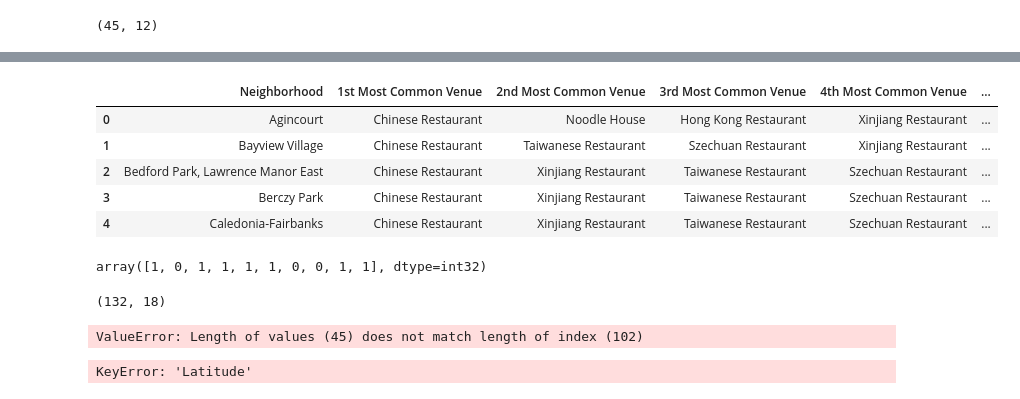
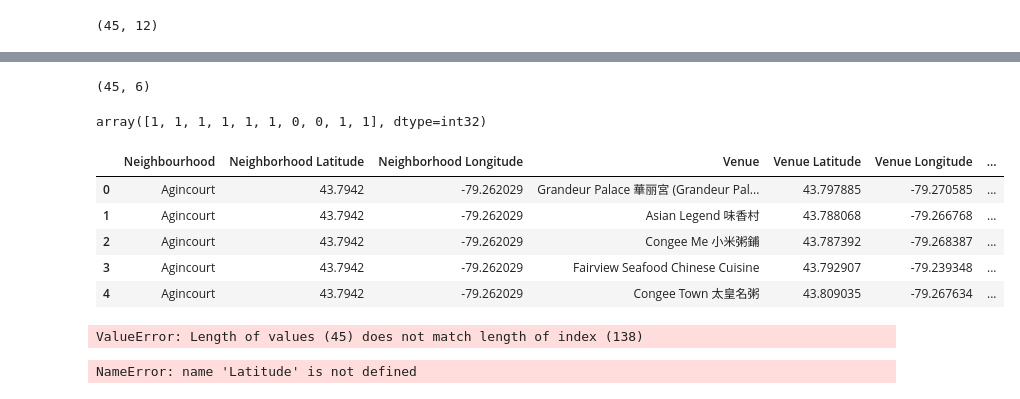
Before and after one commit to huiyi-see/Coursera_Capstone, a Jupyter notebook: Capstone_Project2.ipynb, the cells around one changed output, grey strips where cells are left out. Saved outputs shown, nothing was run; the diff lists cells and outputs as text; code cells hidden in the pictures.

```diff
--- a/Capstone_Project2.ipynb
+++ b/Capstone_Project2.ipynb
@@ -534,15 +495,11 @@ for hood in grouped_dt['Neighborhood']:
 # %%
-def return_most_common_venues(row, num_top_venues):
-    row_categories = row.iloc[1:]
-    row_categories_sorted = row_categories.sort_values(ascending=False)
-    return row_categories_sorted.index.values[0:num_top_venues]
 
 num_top_venues = 5
 
 indicators = ['st', 'nd', 'rd']
 
 # create columns according to number of top venues
-columns = ['Neighborhood']
+columns = ['Neighbourhood']
 for ind in np.arange(num_top_venues):
     try:
         columns.append('{}{} Most Common Venue'.format(ind+1, indicators[ind]))
@@ -551,24 +508,19 @@ for ind in np.arange(num_top_venues):
 
 # create a new dataframe
 neighborhoods_venues_sorted = pd.DataFrame(columns=columns)
-neighborhoods_venues_sorted['Neighborhood'] = grouped_dt['Neighborhood']
+neighborhoods_venues_sorted['Neighbourhood'] = grouped_dt['Neighbourhood']
 
 for ind in np.arange(grouped_dt.shape[0]):
     neighborhoods_venues_sorted.iloc[ind, 1:] = return_most_common_venues(grouped_dt.iloc[ind, :], num_top_venues)
 
-neighborhoods_venues_sorted.head()
+neighborhoods_venues_sorted.shape
 # %% [output]
-|  | Neighborhood | 1st Most Common Venue | 2nd Most Common Venue | 3rd Most Common Venue | 4th Most Common Venue | ... |
-| 0 | Agincourt | Chinese Restaurant | Noodle House | Hong Kong Restaurant | Xinjiang Restaurant | ... |
-| 1 | Bayview Village | Chinese Restaurant | Taiwanese Restaurant | Szechuan Restaurant | Xinjiang Restaurant | ... |
-| 2 | Bedford Park, Lawrence Manor East | Chinese Restaurant | Xinjiang Restaurant | Taiwanese Restaurant | Szechuan Restaurant | ... |
-| 3 | Berczy Park | Chinese Restaurant | Xinjiang Restaurant | Taiwanese Restaurant | Szechuan Restaurant | ... |
-| 4 | Caledonia-Fairbanks | Chinese Restaurant | Xinjiang Restaurant | Taiwanese Restaurant | Szechuan Restaurant | ... |
+(45, 6)
 # %%
 # set number of clusters
 kclusters = 5
 
-toronto_grouped_clustering = grouped_dt.drop('Neighborhood', 1)
+toronto_grouped_clustering = grouped_dt.drop('Neighbourhood', 1)
 
 # run k-means clustering
 kmeans = KMeans(n_clusters=kclusters, random_state=0).fit(toronto_grouped_clustering)
@@ -576,28 +528,42 @@ kmeans = KMeans(n_clusters=kclusters, random_state=0).fit(toronto_grouped_cluste
 # check cluster labels generated for each row in the dataframe
 kmeans.labels_[0:10]
 # %% [output]
-array([1, 0, 1, 1, 1, 1, 0, 0, 1, 1], dtype=int32)
+array([1, 1, 1, 1, 1, 1, 0, 0, 1, 1], dtype=int32)
-# %%
-TO_labels = pd.merge(new_df,grouped_dt, on='Neighborhood', how='right')
-TO_labels.shape
-# %% [output]
-(132, 18)
+# %%
+To_labels = pd.merge(new_df,grouped_dt, on='Neighbourhood', how='right')
+To_labels.shape
+
+To_labels = To_labels.drop(columns=['Chinese Restaurant', 'Dim Sum Restaurant',
+             'Noodle House', 'Hakka Restaurant',  'Taiwanese Restaurant',
+             'Dumpling Restaurant','Asian Reataurant','Hong Kong Restaurant',
+             'Hotpot Restaurant','Xinjiang Restaurant',
+             'Szechuan Restaurant'
+             ])
+To_labels.head()
+# %% [output]
+|  | Neighbourhood | Neighborhood Latitude | Neighborhood Longitude | Venue | Venue Latitude | Venue Longitude | ... |
+| 0 | Agincourt | 43.7942 | -79.262029 | Grandeur Palace 華丽宮 (Grandeur Pal... | 43.797885 | -79.270585 | ... |
+| 1 | Agincourt | 43.7942 | -79.262029 | Asian Legend 味香村 | 43.788068 | -79.266768 | ... |
+| 2 | Agincourt | 43.7942 | -79.262029 | Congee Me 小米粥鋪 | 43.787392 | -79.268387 | ... |
+| 3 | Agincourt | 43.7942 | -79.262029 | Fairview Seafood Chinese Cuisine | 43.792907 | -79.239348 | ... |
+| 4 | Agincourt | 43.7942 | -79.262029 | Congee Town 太皇名粥 | 43.809035 | -79.267634 | ... |
 # %%
-# add clustering labels
-#neighborhoods_venues_sorted.insert(0, 'Cluster Labels', kmeans.labels_)
-TO_labels=TO_labels.apply(lambda col: col.drop_duplicates().reset_index(drop=True))
-to_merged = TO_labels
+#### add clustering labels
+neighborhoods_venues_sorted.insert(0, 'Cluster Labels', kmeans.labels_)
+
+to_merged = To_labels
+to_merged = to_merged.dropna()
 to_merged['Cluster Labels'] = kmeans.labels_
 # merge manhattan_grouped with manhattan_data to add latitude/longitude for each neighborhood
-to_merged = to_merged.join(neighborhoods_venues_sorted.set_index('Neighborhood'), on='Neighborhood')
+to_merged = to_merged.join(neighborhoods_venues_sorted.set_index('Neighbourhood'), on='Neighbourhood')
 
-to_merged.apply(lambda col: col.drop_duplicates().reset_index(drop=True))
+to_merged.head
 #head() # check the last columns!
 # %% [output]
-ValueError: Length of values (45) does not match length of index (102)
+ValueError: Length of values (45) does not match length of index (138)
 # %%
 # create map
-map_clusters = folium.Map(location=[latitude, longitude], zoom_start=11)
+map_clusters = folium.Map(location=[Latitude, Longitude], zoom_start=11)
 
 # set color scheme for the clusters
 x = np.arange(kclusters)
@@ -620,4 +586,4 @@ for lat, lon, poi, cluster in zip(to_merged['Latitude'], to_merged['Longitude'],
 
 map_clusters
 # %% [output]
-KeyError: 'Latitude'
+NameError: name 'Latitude' is not defined
```
Also changed, not shown: parts of 11 cells of this notebook, 1 other file.
